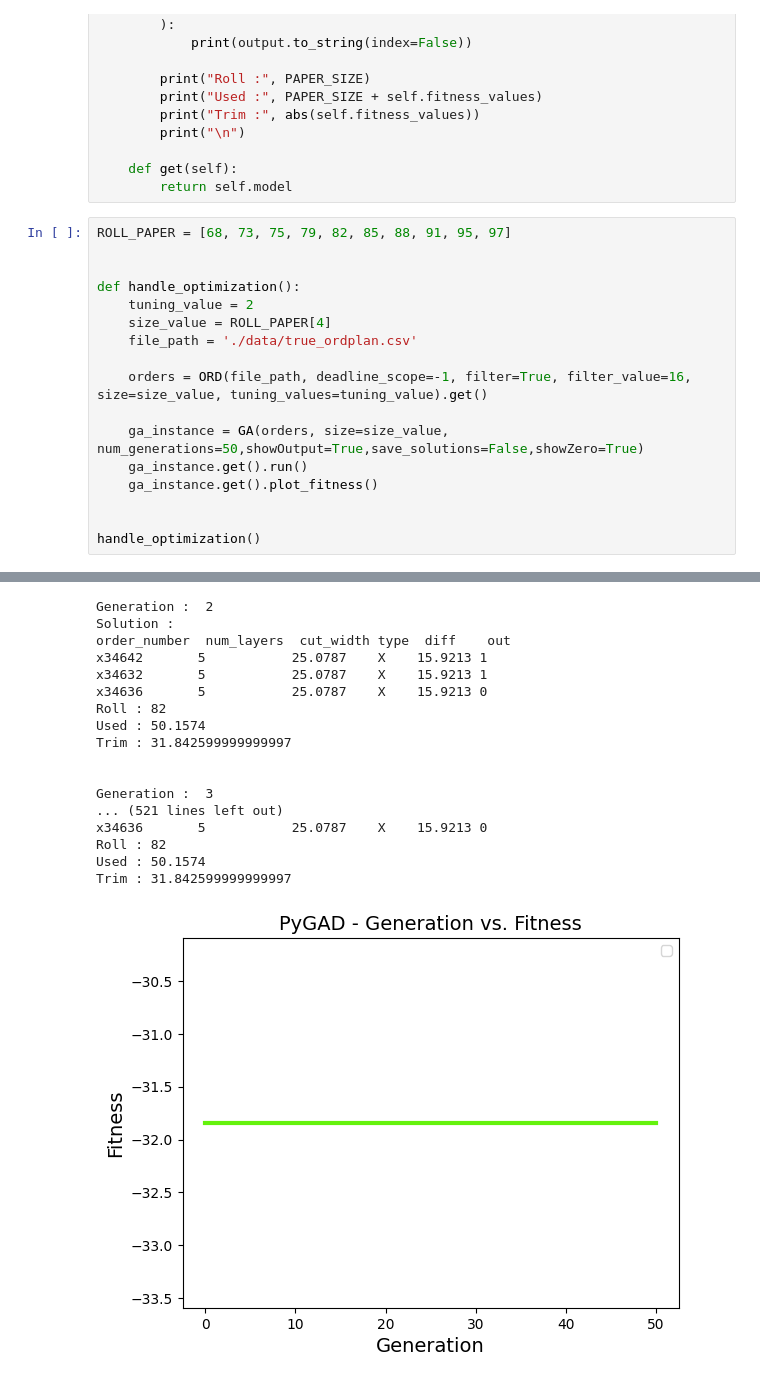
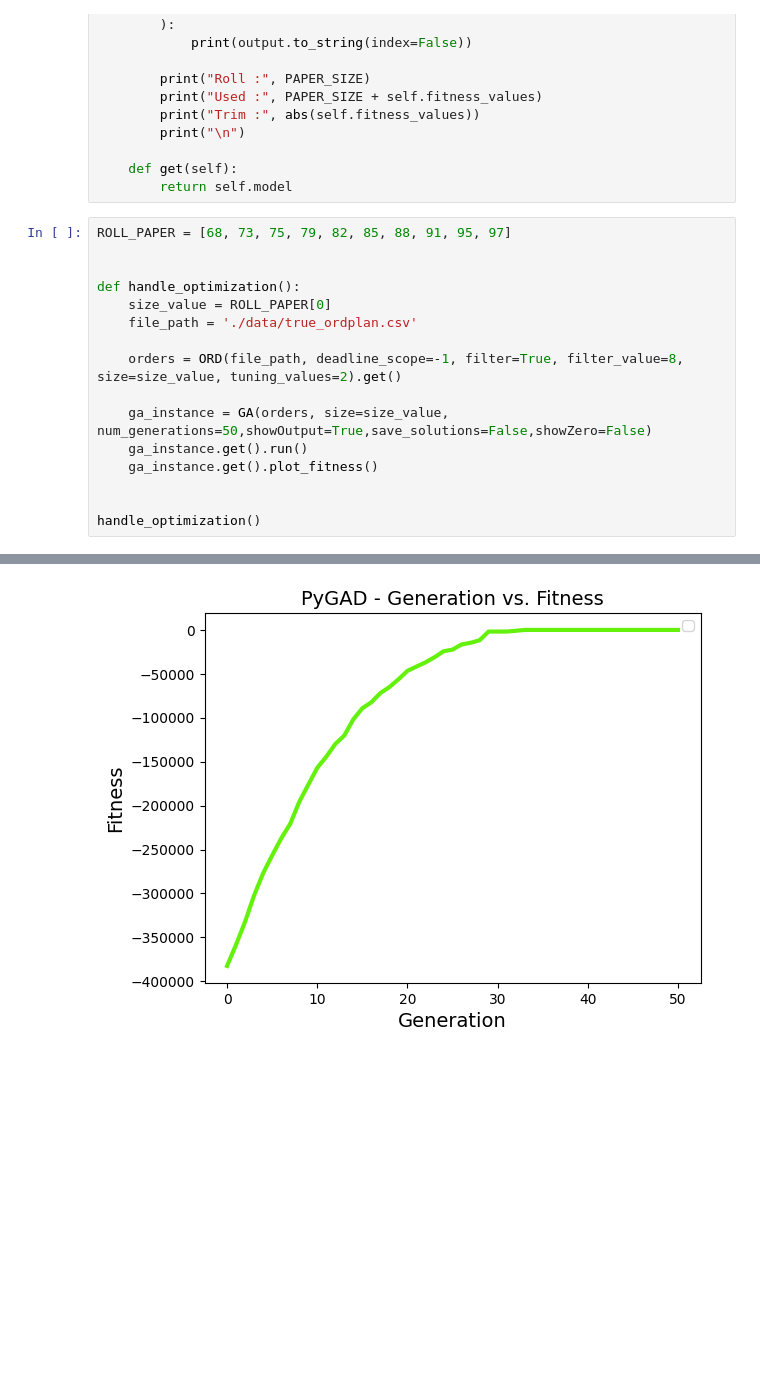
Before and after one commit to ppaauuoo/paper_cutting_project, a Jupyter notebook: develop.ipynb, the cells around one changed output, grey strips where cells are left out. Saved outputs shown, nothing was run; the diff lists cells and outputs as text; blank space fills up the shorter version.

Commit message:
feat(ui): implemented the new algorithm into the UI  , with new adjustable filter value

```diff
--- a/develop.ipynb
+++ b/develop.ipynb
@@ -304,13 +304,12 @@ ROLL_PAPER = [68, 73, 75, 79, 82, 85, 88, 91, 95, 97]
 
 
 def handle_optimization():
-    tuning_value = 2
-    size_value = ROLL_PAPER[4]
+    size_value = ROLL_PAPER[0]
     file_path = './data/true_ordplan.csv'
 
-    orders = ORD(file_path, deadline_scope=-1, filter=True, filter_value=16, size=size_value, tuning_values=tuning_value).get()
+    orders = ORD(file_path, deadline_scope=-1, filter=True, filter_value=8, size=size_value, tuning_values=2).get()
 
-    ga_instance = GA(orders, size=size_value, num_generations=50,showOutput=True,save_solutions=False,showZero=True)
+    ga_instance = GA(orders, size=size_value, num_generations=50,showOutput=True,save_solutions=False,showZero=False)
     ga_instance.get().run()
     ga_instance.get().plot_fitness()
 
@@ -339,18 +336 @@ If you do not want to mutate any gene, please set mutation_type=None.
-Generation :  2
-Solution :
-order_number  num_layers  cut_width type  diff    out
-x34642       5           25.0787    X    15.9213 1
-x34632       5           25.0787    X    15.9213 1
-x34636       5           25.0787    X    15.9213 0
-Roll : 82
-Used : 50.1574
-Trim : 31.842599999999997
-
-
-Generation :  3
-... (521 lines left out)
-x34636       5           25.0787    X    15.9213 0
-Roll : 82
-Used : 50.1574
-Trim : 31.842599999999997
-[figure, old version]
+[figure, new version]
```
Also changed, not shown: parts of 1 cell of this notebook, 4 other files.
